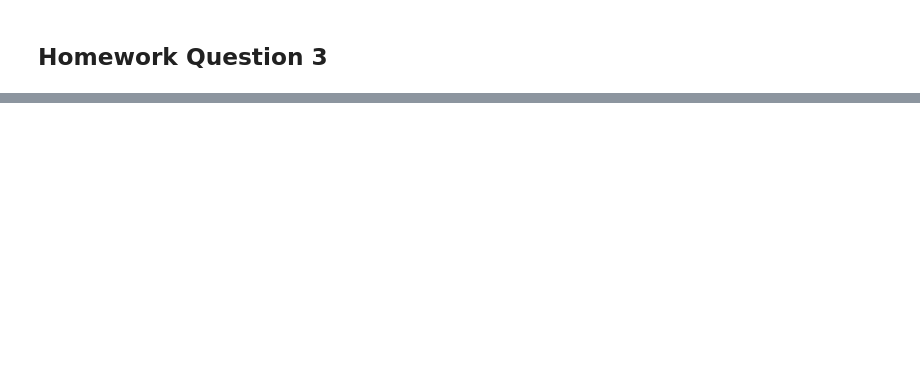
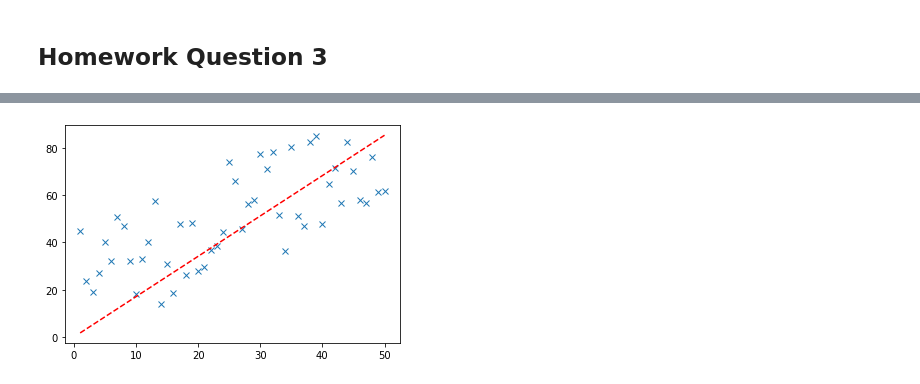
Before and after one commit to rarnold97/WSU, a Jupyter notebook: CS_7840/hw/hw1/rarnold_hw1.ipynb, the cells around one changed output, grey strips where cells are left out. Drawn from its saved outputs; the diff is of its cells as text; code cells hidden in the pictures; blank space fills up the shorter version.

```diff
--- a/CS_7840/hw/hw1/rarnold_hw1.ipynb
+++ b/CS_7840/hw/hw1/rarnold_hw1.ipynb
@@ -223,0 +253,28 @@ TypeError: _sort_dispatcher() got an unexpected keyword argument 'replace'
+# %%
+def fitModel_gradient(x,y):
+    N = len(x)
+    w = np.zeros((x.shape[1],1))
+    eta = 0.0001
+    maxIteration = 100
+    for i in range(maxIteration):
+        error = x*w - y
+        gradient = x.T *error/N
+        w =w - eta*gradient
+    return w
+# %%
+def plotModel(x, y, w):
+    plt.plot(x[:,1], y, "x")
+    plt.plot(x[:,1], x*w, "r--")
+    plt.show()
+# %%
+def test(N, variance, modelFunction):
+    X,Y = generateSamples(N,variance)
+    X = np.hstack([np.matrix(np.ones(len(X))).T, X])
+    w = modelFunction(X,Y)
+    plotModel(X,Y,w)
+# %%
+import random
+X, Y = generateSamples(500,300)
+test(50,50, fitModel_gradient)
+# %% [output]
+[figure, added]
```
Also changed, not shown: parts of 26 cells of this notebook, 2 other files.
